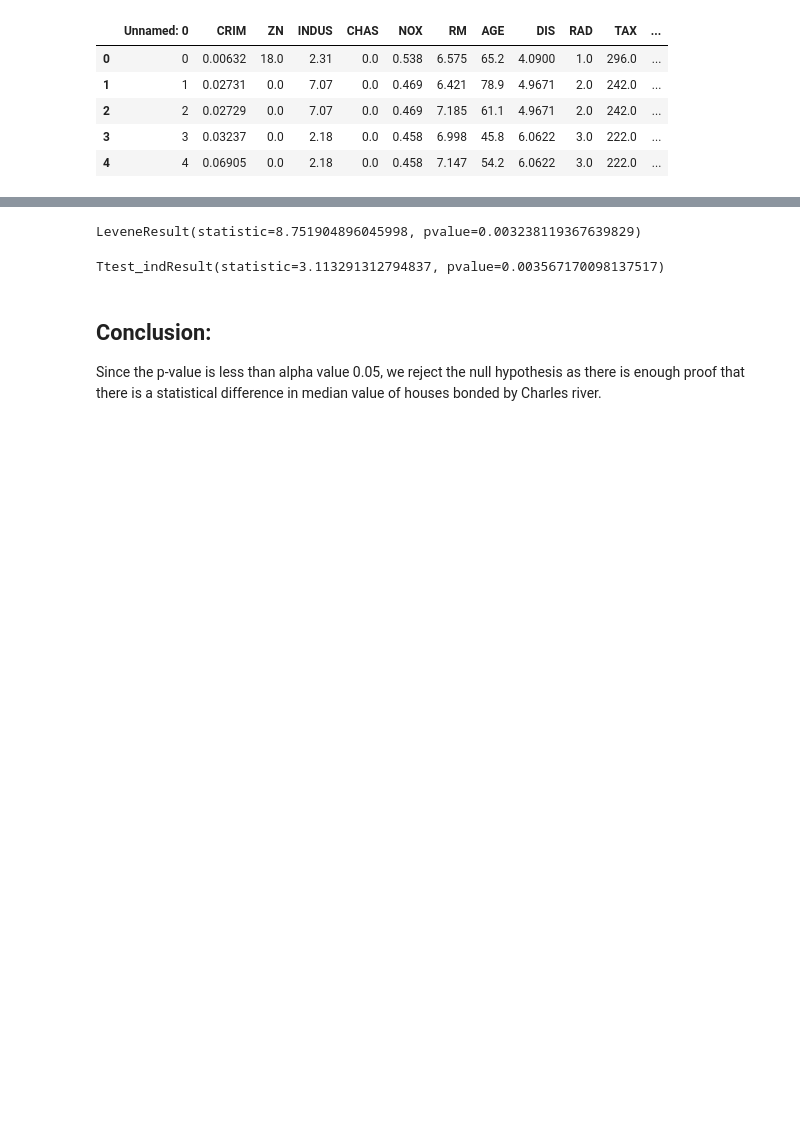
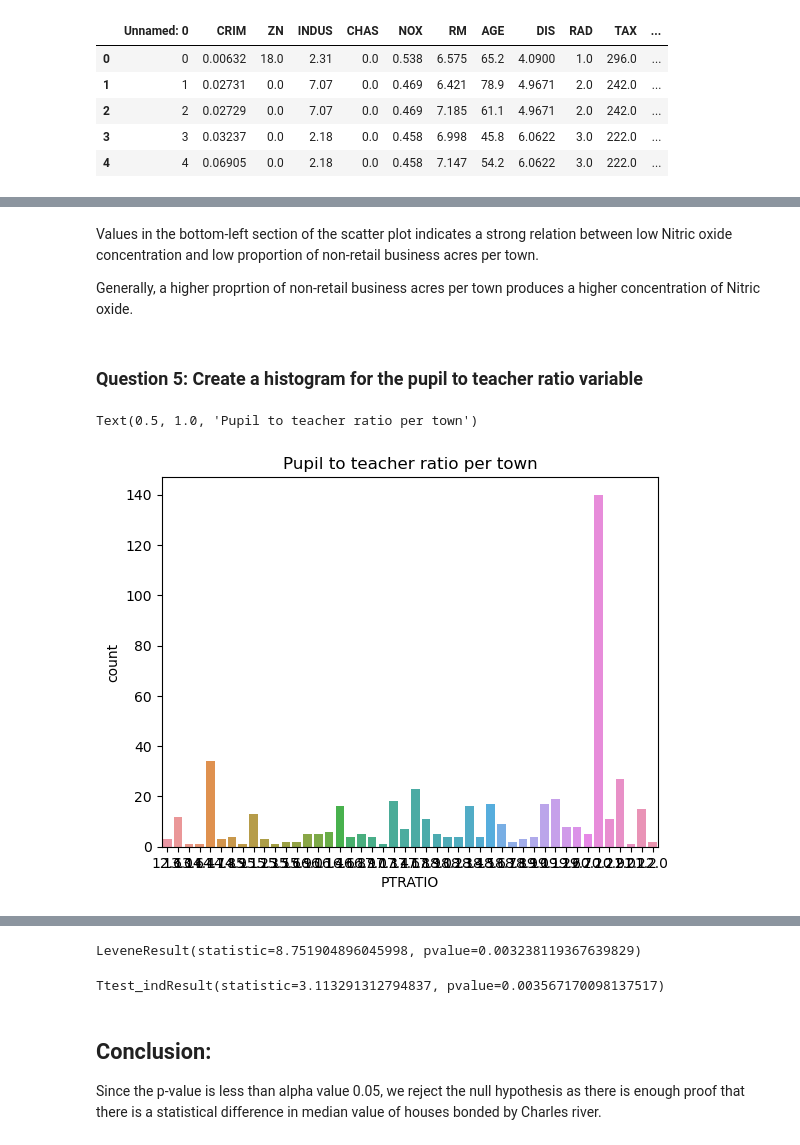
Before and after one commit to bbhargava/StatisticsForDataScienceWithPython, a Jupyter notebook: Statistics for Data Science Project.ipynb, the cells around one changed output, grey strips where cells are left out. Saved outputs shown, nothing was run; the diff lists cells and outputs as text; code cells hidden in the pictures; blank space fills up the shorter version.

```diff
--- a/Statistics for Data Science Project.ipynb
+++ b/Statistics for Data Science Project.ipynb
@@ -83,0 +120,12 @@ plt.show()
+# %% [markdown]
+Values in the bottom-left section of the scatter plot indicates a strong relation between low Nitric oxide concentration and low proportion of non-retail business acres per town.
+
+Generally, a higher proprtion of non-retail business acres per town produces a higher concentration of Nitric oxide.
+# %% [markdown]
+### Question 5: Create a histogram for the pupil to teacher ratio variable
+# %%
+ax5 = sns.countplot(x = 'PTRATIO', data = boston_df)
+ax5.set_title('Pupil to teacher ratio per town')
+# %% [output]
+Text(0.5, 1.0, 'Pupil to teacher ratio per town')
+[figure, added]
```
Also changed, not shown: parts of 18 cells of this notebook.
